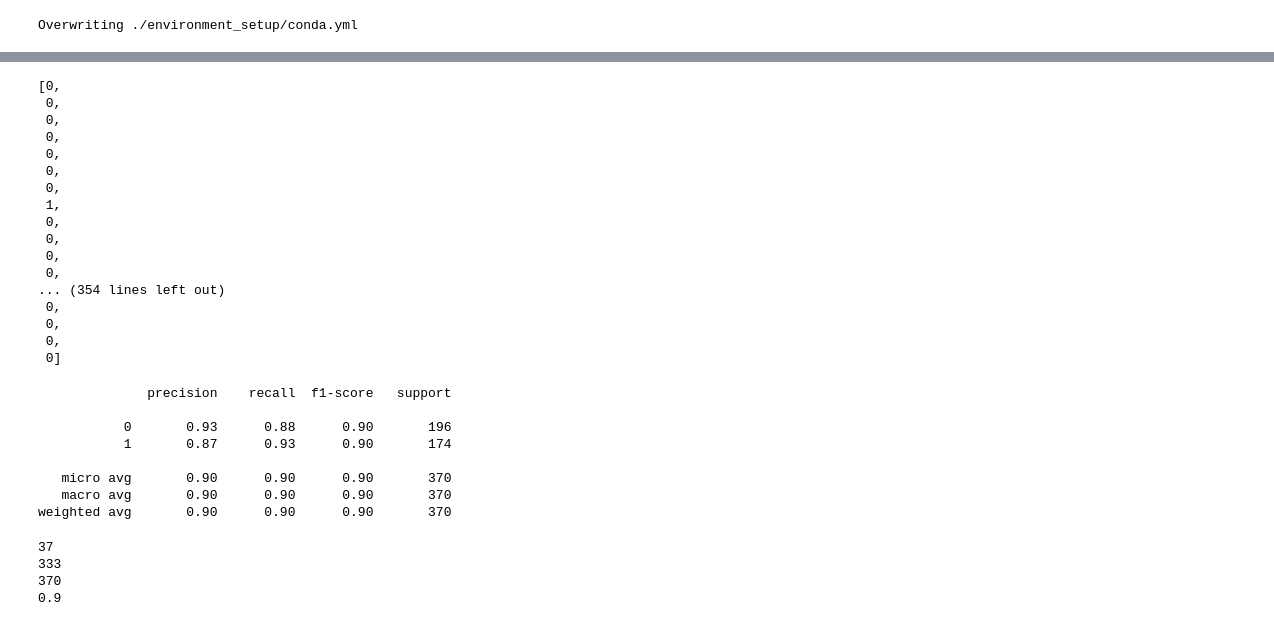
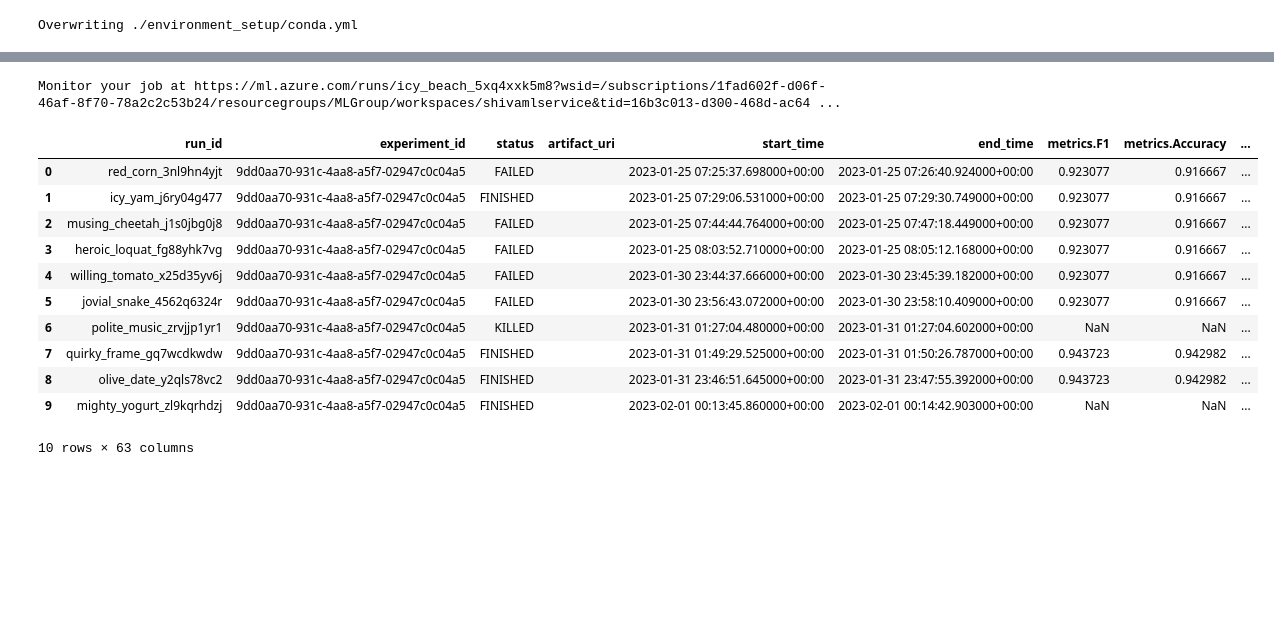
Before and after one commit to shivachittamuru/Spam_Classification_MLOps_V2, a Jupyter notebook: all_in_one-v2.ipynb, the cells around one changed output, grey strips where cells are left out. Drawn from its saved outputs; the diff is of its cells as text; code cells hidden in the pictures; blank space fills up the shorter version.

```diff
--- a/all_in_one-v2.ipynb
+++ b/all_in_one-v2.ipynb
@@ -798,43 +436,5 @@ print(result)
-# %%
-y.tolist()
-# %% [output]
-[0,
- 0,
- 0,
- 0,
- 0,
- 0,
- 0,
- 1,
- 0,
- 0,
- 0,
- 0,
-... (354 lines left out)
- 0,
- 0,
- 0,
- 0]
-# %%
-from sklearn.metrics import classification_report
-
-print(classification_report(y, result))
-# %% [output]
-              precision    recall  f1-score   support
-
-           0       0.93      0.88      0.90       196
-           1       0.87      0.93      0.90       174
-
-   micro avg       0.90      0.90      0.90       370
-   macro avg       0.90      0.90      0.90       370
-weighted avg       0.90      0.90      0.90       370
-# %%
-print(sum(y!=result))
-print(sum(y==result))
-print(len(y))
-print( sum(y==result) / len(y))
-# %% [output]
-37
-333
-370
-0.9
+# %%
+aml_url = returned_job.studio_url
+print("Monitor your job at", aml_url)
+# %% [output]
+Monitor your job at https://ml.azure.com/runs/icy_beach_5xq4xxk5m8?wsid=/subscriptions/1fad602f-d06f-46af-8f70-78a2c2c53b24/resourcegroups/MLGroup/workspaces/shivamlservice&tid=16b3c013-d300-468d-ac64 ...
@@ -840,0 +448,18 @@ print( sum(y==result) / len(y))
+# %%
+import mlflow
+experiment_name = "exp-spam-class-mlops-v2"
+exp = mlflow.get_experiment_by_name(experiment_name)
+mlflow.search_runs(exp.experiment_id)
+# %% [output]
+|  | run_id | experiment_id | status | artifact_uri | start_time | end_time | metrics.F1 | metrics.Accuracy | ... |
+| 0 | red_corn_3nl9hn4yjt | 9dd0aa70-931c-4aa8-a5f7-02947c0c04a5 | FAILED |  | 2023-01-25 07:25:37.698000+00:00 | 2023-01-25 07:26:40.924000+00:00 | 0.923077 | 0.916667 | ... |
+| 1 | icy_yam_j6ry04g477 | 9dd0aa70-931c-4aa8-a5f7-02947c0c04a5 | FINISHED |  | 2023-01-25 07:29:06.531000+00:00 | 2023-01-25 07:29:30.749000+00:00 | 0.923077 | 0.916667 | ... |
+| 2 | musing_cheetah_j1s0jbg0j8 | 9dd0aa70-931c-4aa8-a5f7-02947c0c04a5 | FAILED |  | 2023-01-25 07:44:44.764000+00:00 | 2023-01-25 07:47:18.449000+00:00 | 0.923077 | 0.916667 | ... |
+| 3 | heroic_loquat_fg88yhk7vg | 9dd0aa70-931c-4aa8-a5f7-02947c0c04a5 | FAILED |  | 2023-01-25 08:03:52.710000+00:00 | 2023-01-25 08:05:12.168000+00:00 | 0.923077 | 0.916667 | ... |
+| 4 | willing_tomato_x25d35yv6j | 9dd0aa70-931c-4aa8-a5f7-02947c0c04a5 | FAILED |  | 2023-01-30 23:44:37.666000+00:00 | 2023-01-30 23:45:39.182000+00:00 | 0.923077 | 0.916667 | ... |
+| 5 | jovial_snake_4562q6324r | 9dd0aa70-931c-4aa8-a5f7-02947c0c04a5 | FAILED |  | 2023-01-30 23:56:43.072000+00:00 | 2023-01-30 23:58:10.409000+00:00 | 0.923077 | 0.916667 | ... |
+| 6 | polite_music_zrvjjp1yr1 | 9dd0aa70-931c-4aa8-a5f7-02947c0c04a5 | KILLED |  | 2023-01-31 01:27:04.480000+00:00 | 2023-01-31 01:27:04.602000+00:00 | NaN | NaN | ... |
+| 7 | quirky_frame_gq7wcdkwdw | 9dd0aa70-931c-4aa8-a5f7-02947c0c04a5 | FINISHED |  | 2023-01-31 01:49:29.525000+00:00 | 2023-01-31 01:50:26.787000+00:00 | 0.943723 | 0.942982 | ... |
+| 8 | olive_date_y2qls78vc2 | 9dd0aa70-931c-4aa8-a5f7-02947c0c04a5 | FINISHED |  | 2023-01-31 23:46:51.645000+00:00 | 2023-01-31 23:47:55.392000+00:00 | 0.943723 | 0.942982 | ... |
+| 9 | mighty_yogurt_zl9kqrhdzj | 9dd0aa70-931c-4aa8-a5f7-02947c0c04a5 | FINISHED |  | 2023-02-01 00:13:45.860000+00:00 | 2023-02-01 00:14:42.903000+00:00 | NaN | NaN | ... |
+10 rows × 63 columns
```
Also changed, not shown: parts of 60 cells of this notebook, 10 other files.
